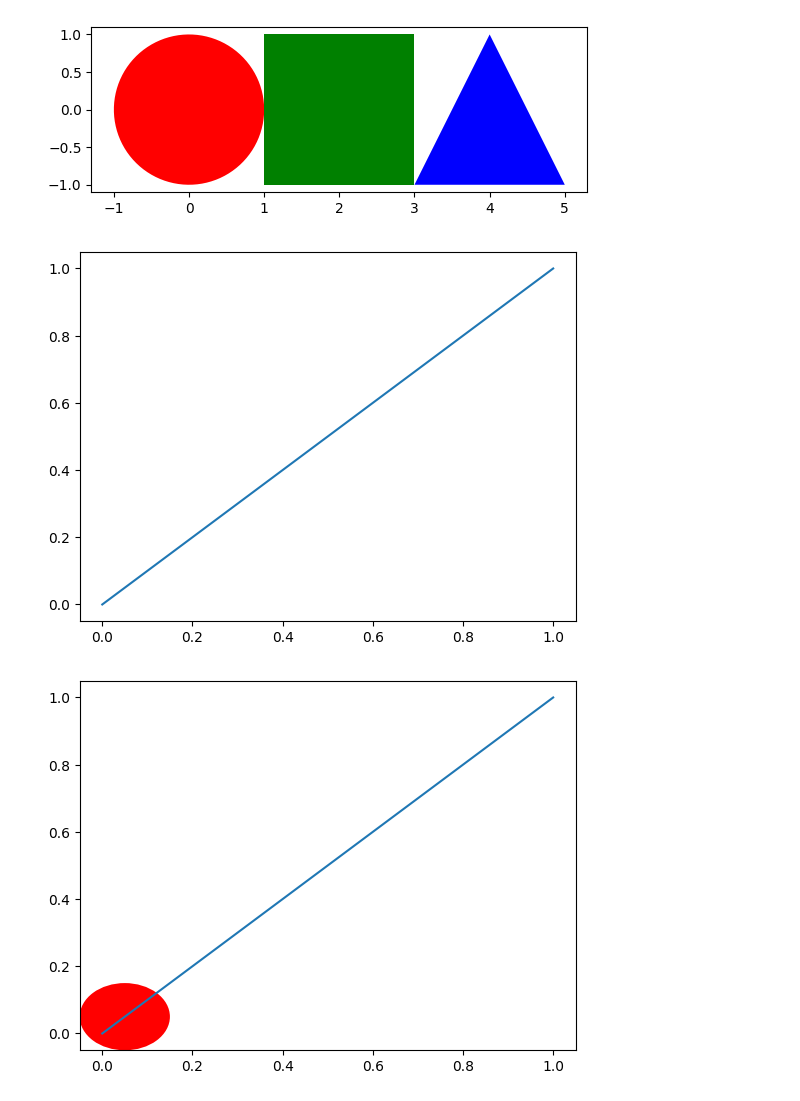
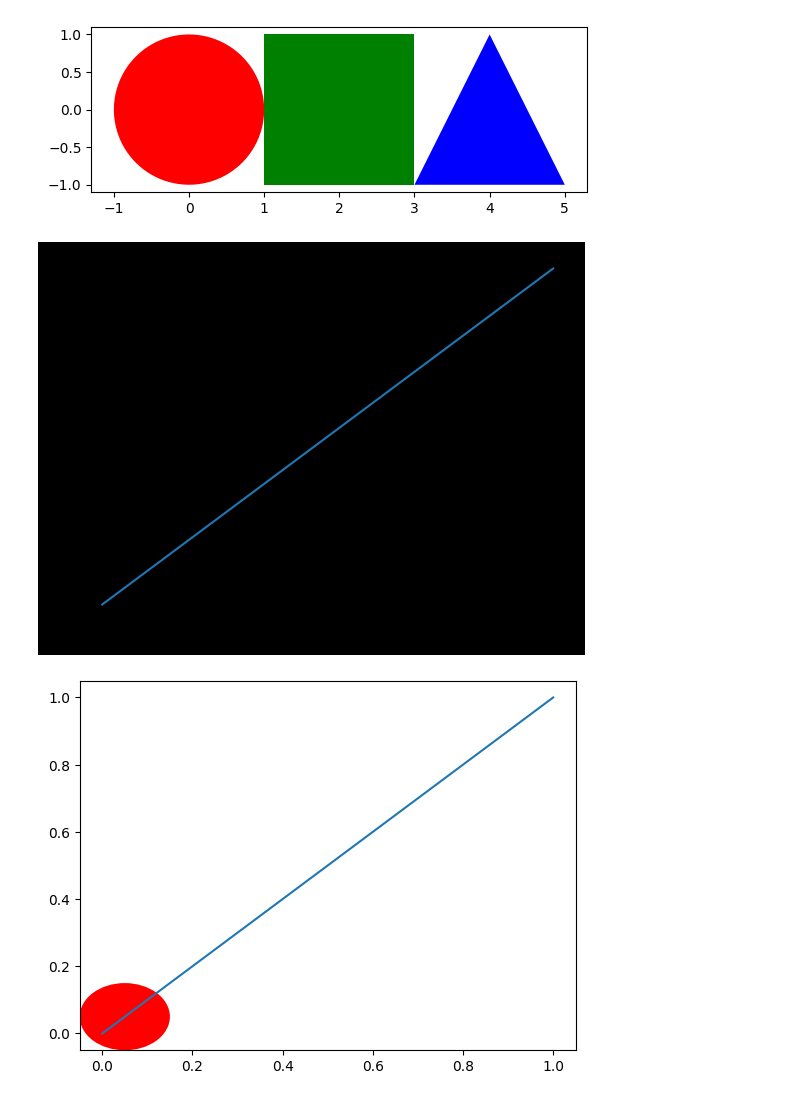
Before and after one commit to ChenKaiXuSan/Hand_Cycle_Motion_PyTorch, a Jupyter notebook: pendulum_motion/test.ipynb, the cells around one changed output. Cells and saved outputs as stored; diff of their text form; code cells hidden in the pictures.

```diff
--- a/pendulum_motion/test.ipynb
+++ b/pendulum_motion/test.ipynb
@@ -37,9 +37,11 @@ plt.show()
 # %%
 fig, ax = plt.subplots()
 line, = ax.plot([0, 1], [0, 1])
-# plt.show()
+fig.patch.set_facecolor('black')
+ax.set_facecolor('black')
+plt.show()
 # %% [output]
-[figure, old version]
+[figure, new version]
 # %%
 fig, ax = plt.subplots()
 line, = ax.plot([0, 1], [0, 1])
```
Also changed, not shown: parts of 1 cell of this notebook, 2 other files.
